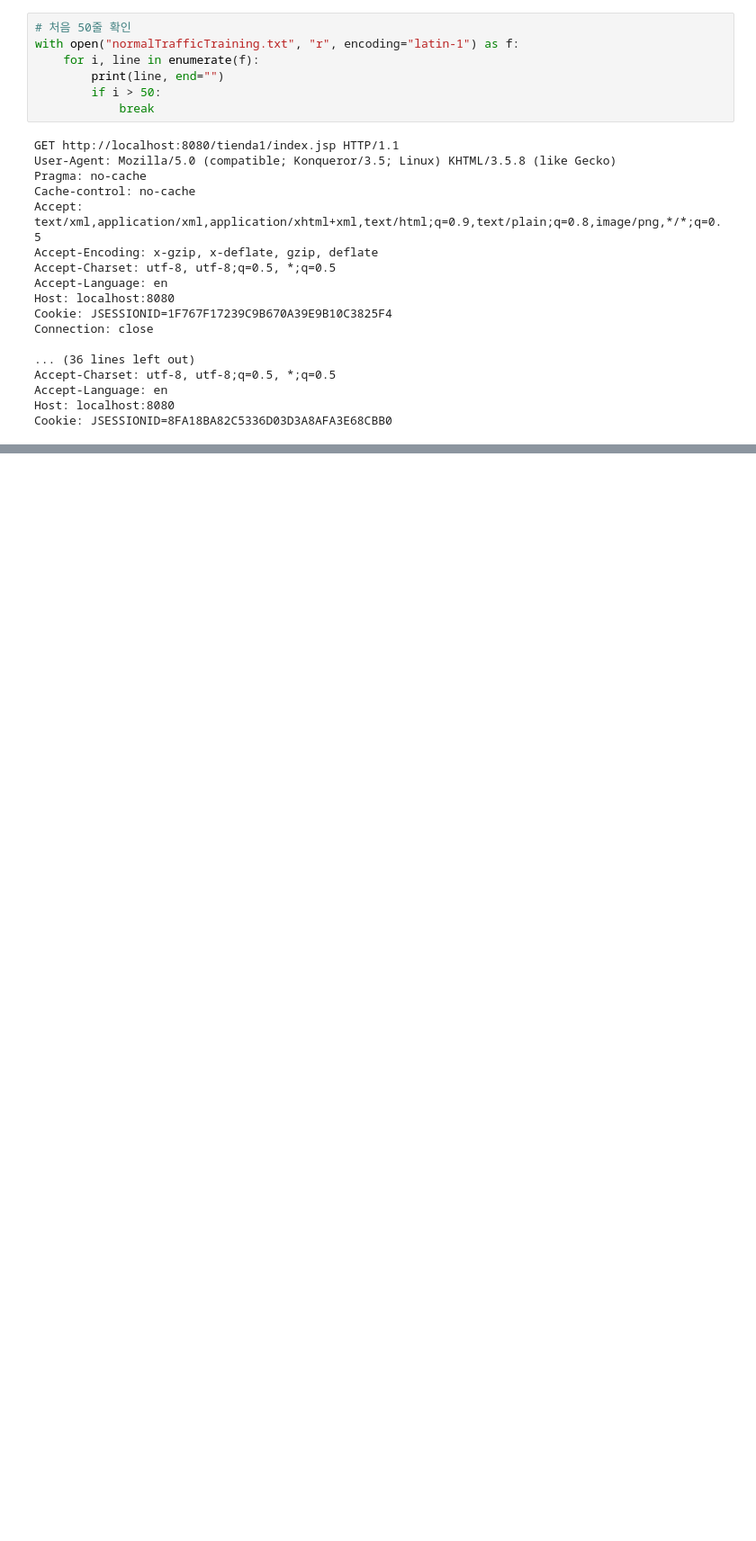
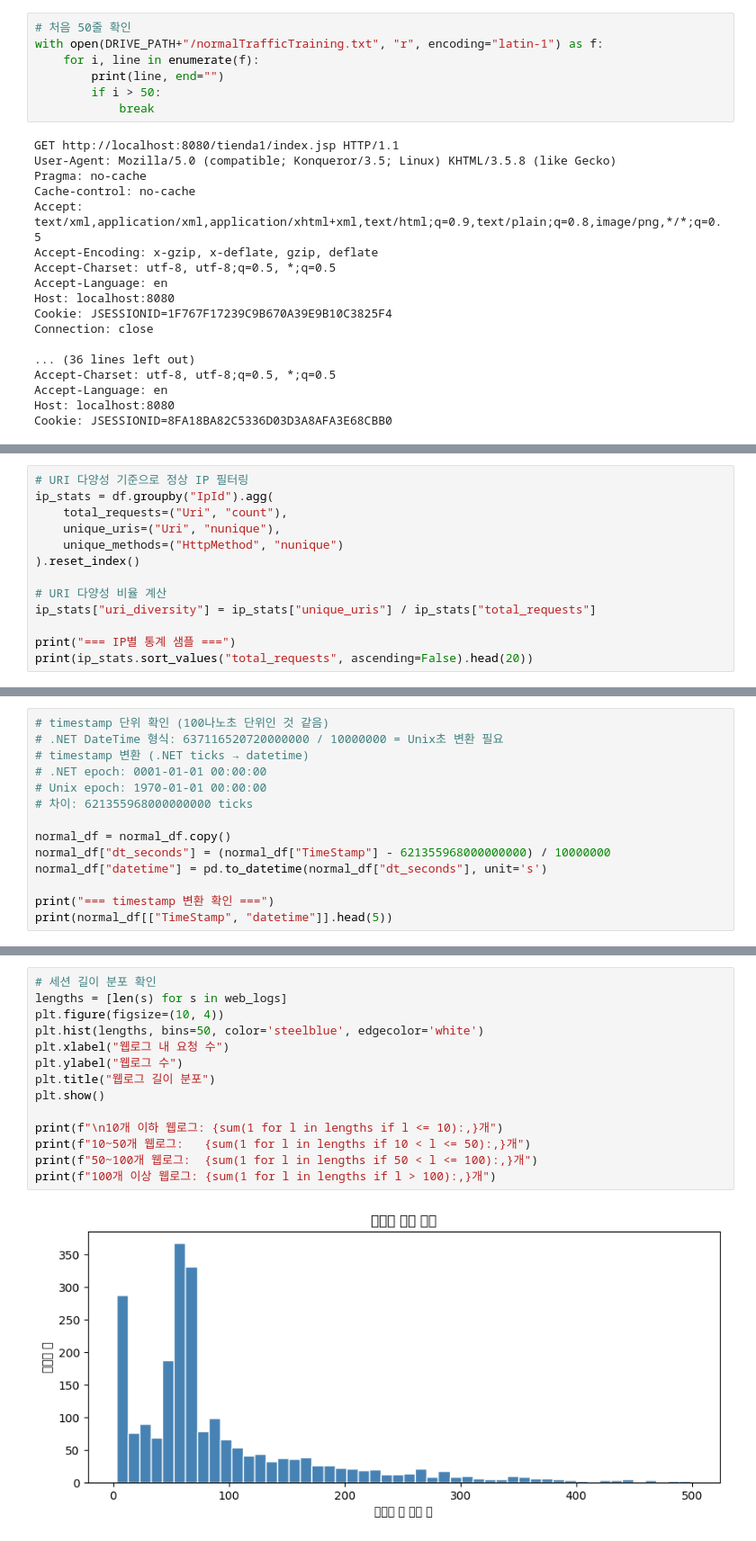
Before and after one commit to KimJongBin01/session-based-IDS-Contrastive-Learning-, a Jupyter notebook: session_based_IDS.ipynb, the cells around one changed output, grey strips where cells are left out. Shown at 90% size. Cells and saved outputs as stored; diff of their text form; blank space fills up the shorter version.

```diff
--- a/session_based_IDS.ipynb
+++ b/session_based_IDS.ipynb
@@ -48,6 +89,6 @@ print("드라이브에서 로드 준비 완료!")
 # %%
 # 처음 50줄 확인
-with open("normalTrafficTraining.txt", "r", encoding="latin-1") as f:
+with open(DRIVE_PATH+"/normalTrafficTraining.txt", "r", encoding="latin-1") as f:
     for i, line in enumerate(f):
         print(line, end="")
         if i > 50:
@@ -72,0 +234,13 @@ Cookie: JSESSIONID=8FA18BA82C5336D03D3A8AFA3E68CBB0
+# %%
+# URI 다양성 기준으로 정상 IP 필터링
+ip_stats = df.groupby("IpId").agg(
+    total_requests=("Uri", "count"),
+    unique_uris=("Uri", "nunique"),
+    unique_methods=("HttpMethod", "nunique")
+).reset_index()
+
+# URI 다양성 비율 계산
+ip_stats["uri_diversity"] = ip_stats["unique_uris"] / ip_stats["total_requests"]
+
+print("=== IP별 통계 샘플 ===")
+print(ip_stats.sort_values("total_requests", ascending=False).head(20))
@@ -72,0 +305,14 @@ Cookie: JSESSIONID=8FA18BA82C5336D03D3A8AFA3E68CBB0
+# %%
+# timestamp 단위 확인 (100나노초 단위인 것 같음)
+# .NET DateTime 형식: 637116520720000000 / 10000000 = Unix초 변환 필요
+# timestamp 변환 (.NET ticks → datetime)
+# .NET epoch: 0001-01-01 00:00:00
+# Unix epoch: 1970-01-01 00:00:00
+# 차이: 621355968000000000 ticks
+
+normal_df = normal_df.copy()
+normal_df["dt_seconds"] = (normal_df["TimeStamp"] - 621355968000000000) / 10000000
+normal_df["datetime"] = pd.to_datetime(normal_df["dt_seconds"], unit='s')
+
+print("=== timestamp 변환 확인 ===")
+print(normal_df[["TimeStamp", "datetime"]].head(5))
@@ -72,0 +412,16 @@ Cookie: JSESSIONID=8FA18BA82C5336D03D3A8AFA3E68CBB0
+# %%
+# 세션 길이 분포 확인
+lengths = [len(s) for s in web_logs]
+plt.figure(figsize=(10, 4))
+plt.hist(lengths, bins=50, color='steelblue', edgecolor='white')
+plt.xlabel("웹로그 내 요청 수")
+plt.ylabel("웹로그 수")
+plt.title("웹로그 길이 분포")
+plt.show()
+
+print(f"\n10개 이하 웹로그: {sum(1 for l in lengths if l <= 10):,}개")
+print(f"10~50개 웹로그:   {sum(1 for l in lengths if 10 < l <= 50):,}개")
+print(f"50~100개 웹로그:  {sum(1 for l in lengths if 50 < l <= 100):,}개")
+print(f"100개 이상 웹로그: {sum(1 for l in lengths if l > 100):,}개")
+# %% [output]
+[figure, added]
```
Also changed, not shown: parts of 34 cells of this notebook.
